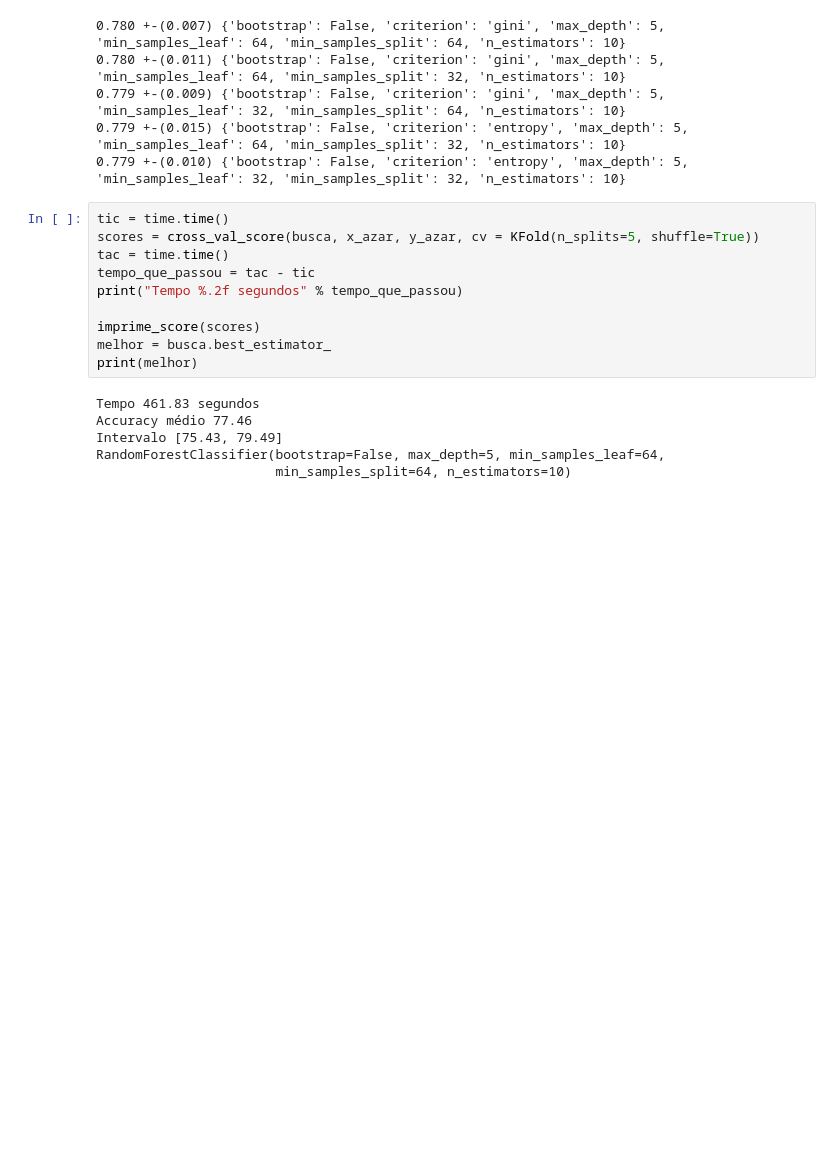
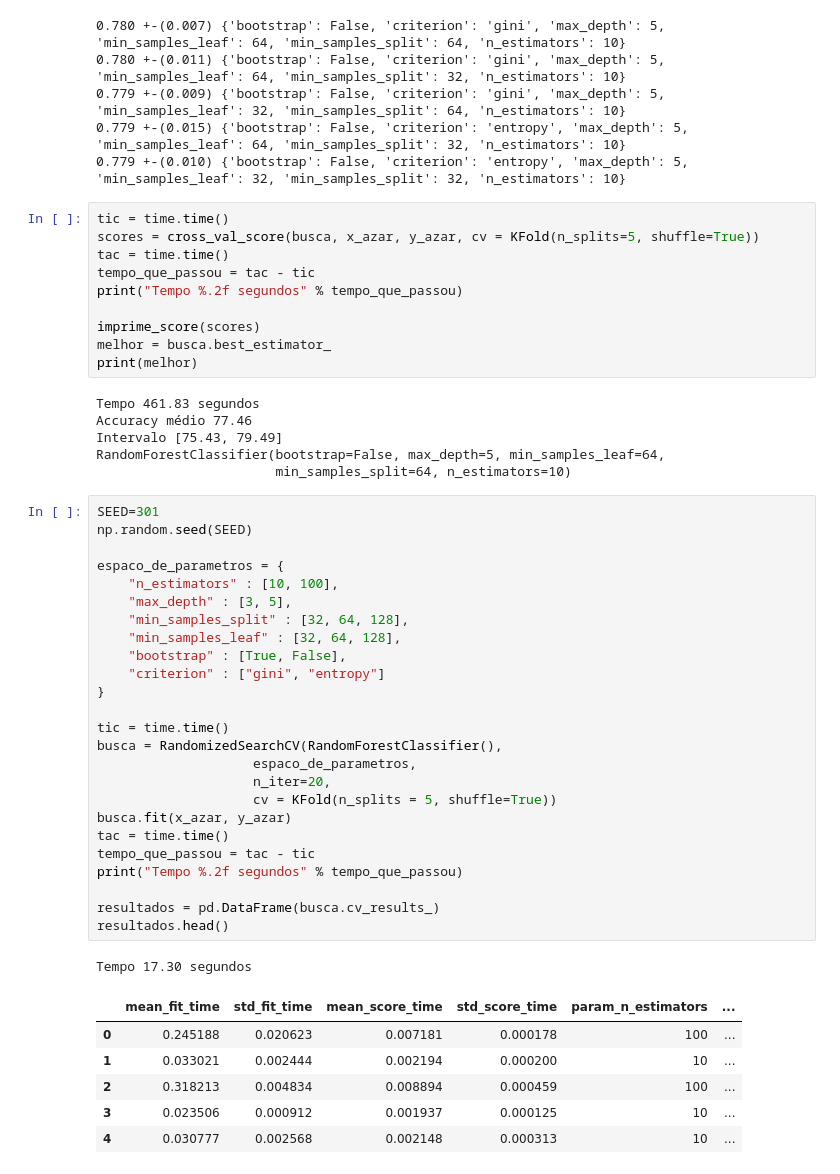
Before and after one commit to arthur-pulini/introducao-a-otimizacao-de-machine-learning-atraves-de-hiper-parametros-parte-2, a Jupyter notebook: Introdução_a_Machine_Learning_Otimização_parte_2.ipynb, the cells around one changed output. Drawn from its saved outputs; the diff is of its cells as text; blank space fills up the shorter version.

```diff
--- a/Introdução_a_Machine_Learning_Otimização_parte_2.ipynb
+++ b/Introdução_a_Machine_Learning_Otimização_parte_2.ipynb
@@ -958,3 +958,36 @@ Accuracy médio 77.46
 Intervalo [75.43, 79.49]
 RandomForestClassifier(bootstrap=False, max_depth=5, min_samples_leaf=64,
                        min_samples_split=64, n_estimators=10)
+# %%
+SEED=301
+np.random.seed(SEED)
+
+espaco_de_parametros = {
+    "n_estimators" : [10, 100],
+    "max_depth" : [3, 5],
+    "min_samples_split" : [32, 64, 128],
+    "min_samples_leaf" : [32, 64, 128],
+    "bootstrap" : [True, False],
+    "criterion" : ["gini", "entropy"]
+}
+
+tic = time.time()
+busca = RandomizedSearchCV(RandomForestClassifier(),
+                    espaco_de_parametros,
+                    n_iter=20,
+                    cv = KFold(n_splits = 5, shuffle=True))
+busca.fit(x_azar, y_azar)
+tac = time.time()
+tempo_que_passou = tac - tic
+print("Tempo %.2f segundos" % tempo_que_passou)
+
+resultados = pd.DataFrame(busca.cv_results_)
+resultados.head()
+# %% [output]
+Tempo 17.30 segundos
+|  | mean_fit_time | std_fit_time | mean_score_time | std_score_time | param_n_estimators | ... |
+| 0 | 0.245188 | 0.020623 | 0.007181 | 0.000178 | 100 | ... |
+| 1 | 0.033021 | 0.002444 | 0.002194 | 0.000200 | 10 | ... |
+| 2 | 0.318213 | 0.004834 | 0.008894 | 0.000459 | 100 | ... |
+| 3 | 0.023506 | 0.000912 | 0.001937 | 0.000125 | 10 | ... |
+| 4 | 0.030777 | 0.002568 | 0.002148 | 0.000313 | 10 | ... |
```
Also changed, not shown: parts of 4 cells of this notebook.
